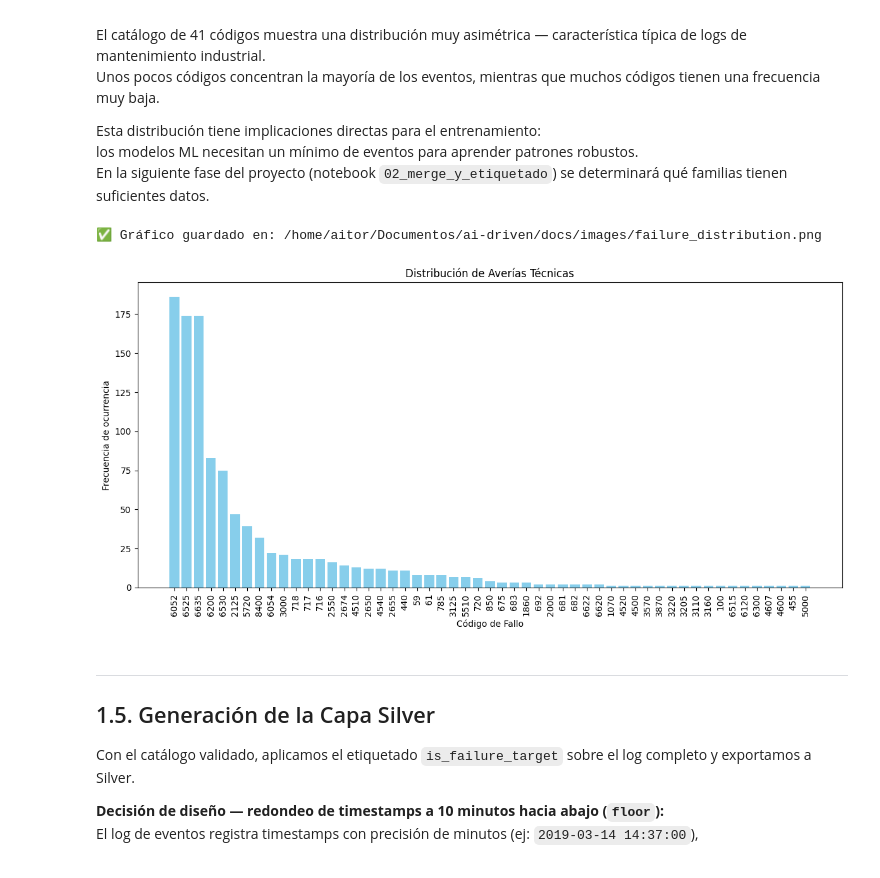
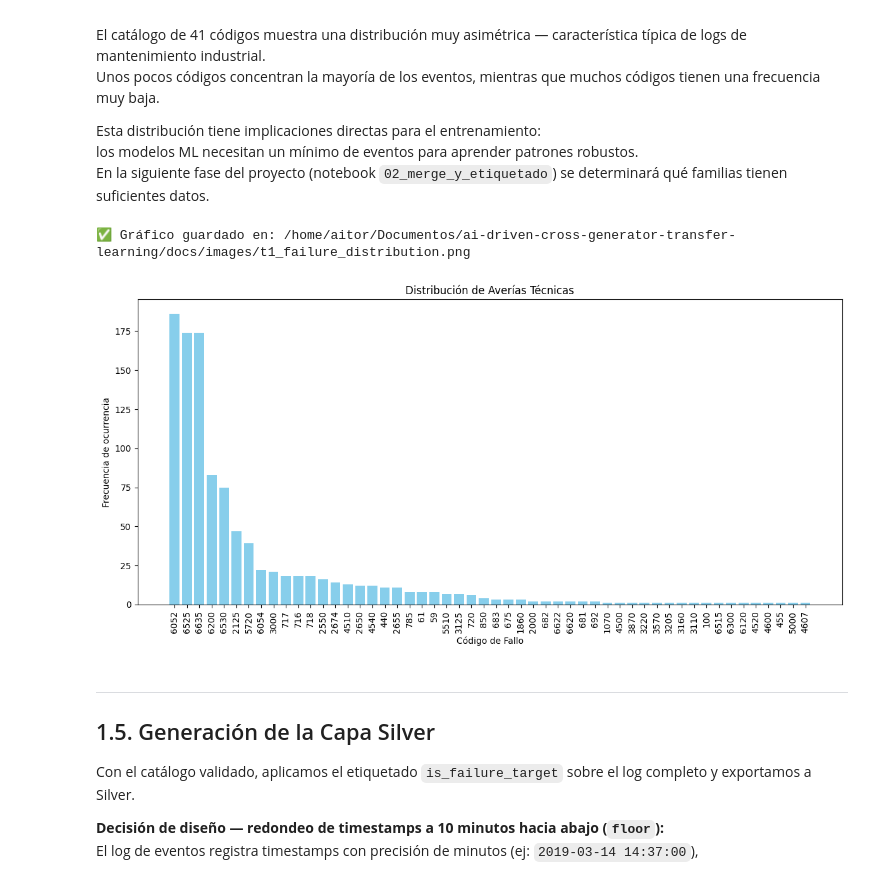
Before and after one commit to aitor-industrial-data/ai-driven-cross-generator-transfer-learning, a Jupyter notebook: notebooks/01_eda_status_and_events.ipynb, the cells around one changed output. Cells and saved outputs as stored; diff of their text form; code cells hidden in the pictures.

```diff
--- a/notebooks/01_eda_status_and_events.ipynb
+++ b/notebooks/01_eda_status_and_events.ipynb
@@ -283,7 +271,7 @@ Exportamos el catálogo a `.txt` para la inspección manual.
 # ==============================================================================
 
 # Definimos la ruta del archivo
-initial_audit_file_path = "initial_catalog_audit.txt"
+initial_audit_file_path = "t1_initial_catalog_audit.txt"
 
 # Convertimos a formato Pandas para asegurar que la exportación sea un archivo legible y ordenado
 # (Si tu dataset es muy grande, esta opción es segura al tener ya agrupados los 59 códigos)
@@ -351,6 +339,7 @@ operational_and_external_ids = [
     210, # Manual brake: Accionamiento manual del freno.
     7325, # Time sync. failed (SNTP error): Problema administrativo/red (no afecta la integridad mecánica).
     7324, # Check time synchronization: Ídem, error de configuración horaria.
+    8400, # Comm. failure FPM: Pérdida temporal de comunicación con el módulo de control/potencia (falso positivo mecánico).
 ]
 
 
@@ -390,7 +379,7 @@ print(f"🎯 EL CATÁLOGO DEFINITIVO TIENE {final_failures_count} CÓDIGOS ÚNIC
 # EXPORTACIÓN DEL REPORTE DE AUDITORÍA FÍSICO (.TXT)
 # ==============================================================================
 # Definir la ruta del archivo final en el espacio de trabajo
-final_audit_file_path = "failure_catalog_audit.txt"
+final_audit_file_path = "t1_failure_catalog_audit.txt"
 
 # Recolectar las 37 filas limpias en local para la escritura secuencial
 final_catalog_rows = catalogo_final.collect()
@@ -411,7 +400,7 @@ print(f"✅ ¡Archivo '{final_audit_file_path}' generado con éxito!")
 catalogo_pd = catalogo_final.toPandas()
 
 # Guardar en formato CSV
-csv_file_path = '../data/silver/technical_fault_catalog.csv'
+csv_file_path = '../data/silver/t1_technical_fault_catalog.csv'
 catalogo_pd.to_csv(csv_file_path, index=False, encoding="utf-8")
 print(f"✅ ¡Archivo '{csv_file_path}' generado con éxito!")
 # %% [output]
@@ -439,36 +428,36 @@ En la siguiente fase del proyecto (notebook `02_merge_y_etiquetado`) se determin
 # %%
 import os
 import matplotlib.pyplot as plt
 import pandas as pd
 
 # 1. Definir la ruta de destino
 # Usamos base_dir que ya tenías definido en tu script para ser consistentes
 images_dir = os.path.join(base_dir, "docs", "images")
 os.makedirs(images_dir, exist_ok=True)  # Crea la carpeta si no existe
 
 # 2. Tu lógica de procesamiento...
 df_plot = catalogo_final.toPandas()
 df_plot = df_plot.sort_values(by='count', ascending=False)
 df_plot['Code'] = df_plot['Code'].astype(str)
 
 # 3. Graficar
 plt.figure(figsize=(12, 6))
 plt.bar(df_plot['Code'], df_plot['count'], color='skyblue')
 plt.title('Distribución de Averías Técnicas')
 plt.xlabel('Código de Fallo')
 plt.ylabel('Frecuencia de ocurrencia')
 plt.xticks(rotation=90)
 plt.tight_layout()
 
 # 4. Guardar la imagen antes de mostrarla
-output_path = os.path.join(images_dir, "failure_distribution.png")
+output_path = os.path.join(images_dir, "t1_failure_distribution.png")
 plt.savefig(output_path, dpi=300) # dpi=300 asegura alta calidad
 print(f"✅ Gráfico guardado en: {output_path}")
 
 plt.show()
 # %% [output]
-✅ Gráfico guardado en: /home/aitor/Documentos/ai-driven/docs/images/failure_distribution.png
+✅ Gráfico guardado en: /home/aitor/Documentos/ai-driven-cross-generator-transfer-learning/docs/images/t1_failure_distribution.png
-[figure, old version]
+[figure, new version]
 # %% [markdown]
 ---
 
```
Also changed, not shown: parts of 10 cells of this notebook, 36 other files.
